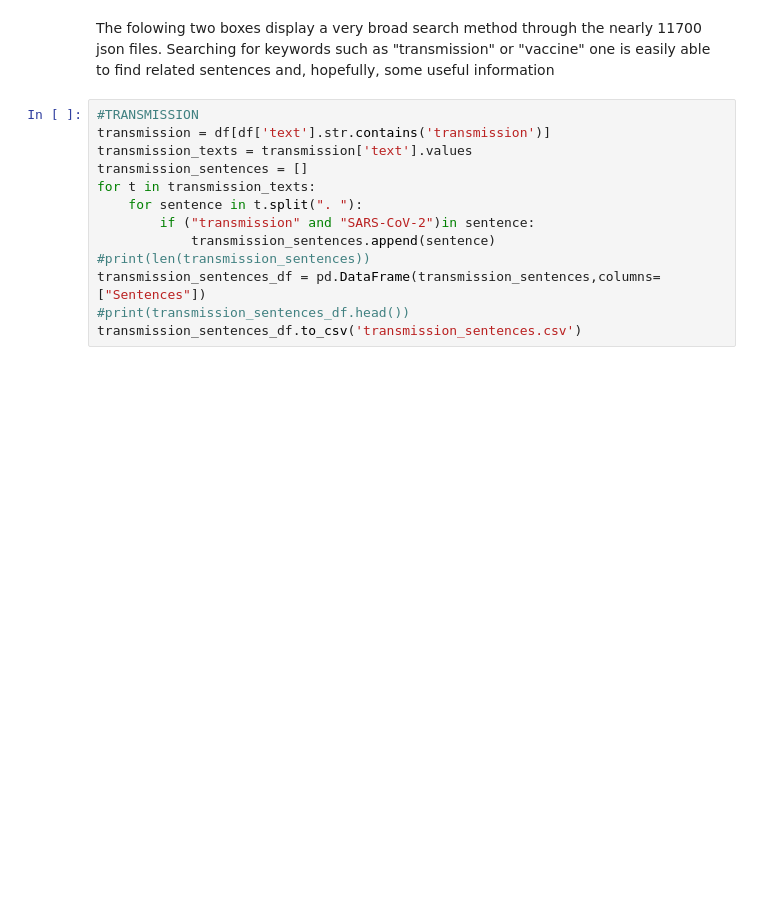
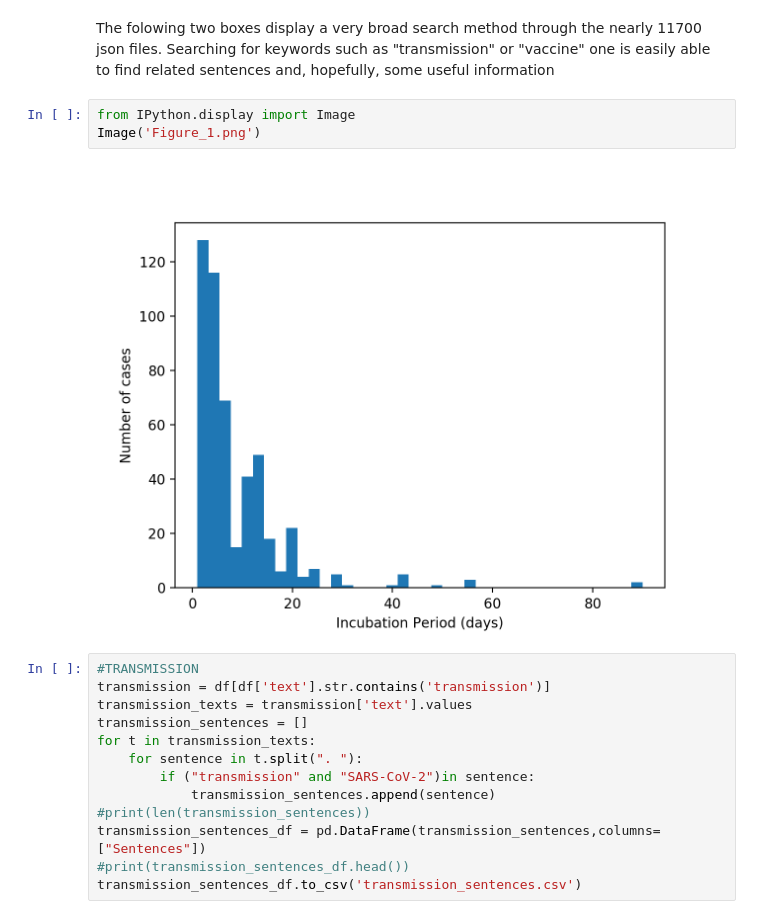
Before and after one commit to jessetuglu/Glowscript-SolarSystemModel, a Jupyter notebook: SARS_CoV_2_Research_Challenge.ipynb, the cells around one changed output. Cells and saved outputs as stored; diff of their text form; blank space fills up the shorter version.

```diff
--- a/SARS_CoV_2_Research_Challenge.ipynb
+++ b/SARS_CoV_2_Research_Challenge.ipynb
@@ -92,5 +90,10 @@ plt.show()
 # %% [markdown]
 The folowing two boxes display a very broad search method through the nearly 11700 json files. Searching for keywords such as "transmission" or "vaccine" one is easily able to find related sentences and, hopefully, some useful information
+# %%
+from IPython.display import Image
+Image('Figure_1.png')
+# %% [output]
+[figure, added]
 # %%
 #TRANSMISSION
 transmission = df[df['text'].str.contains('transmission')]
```
Also changed, not shown: parts of 1 cell of this notebook.
